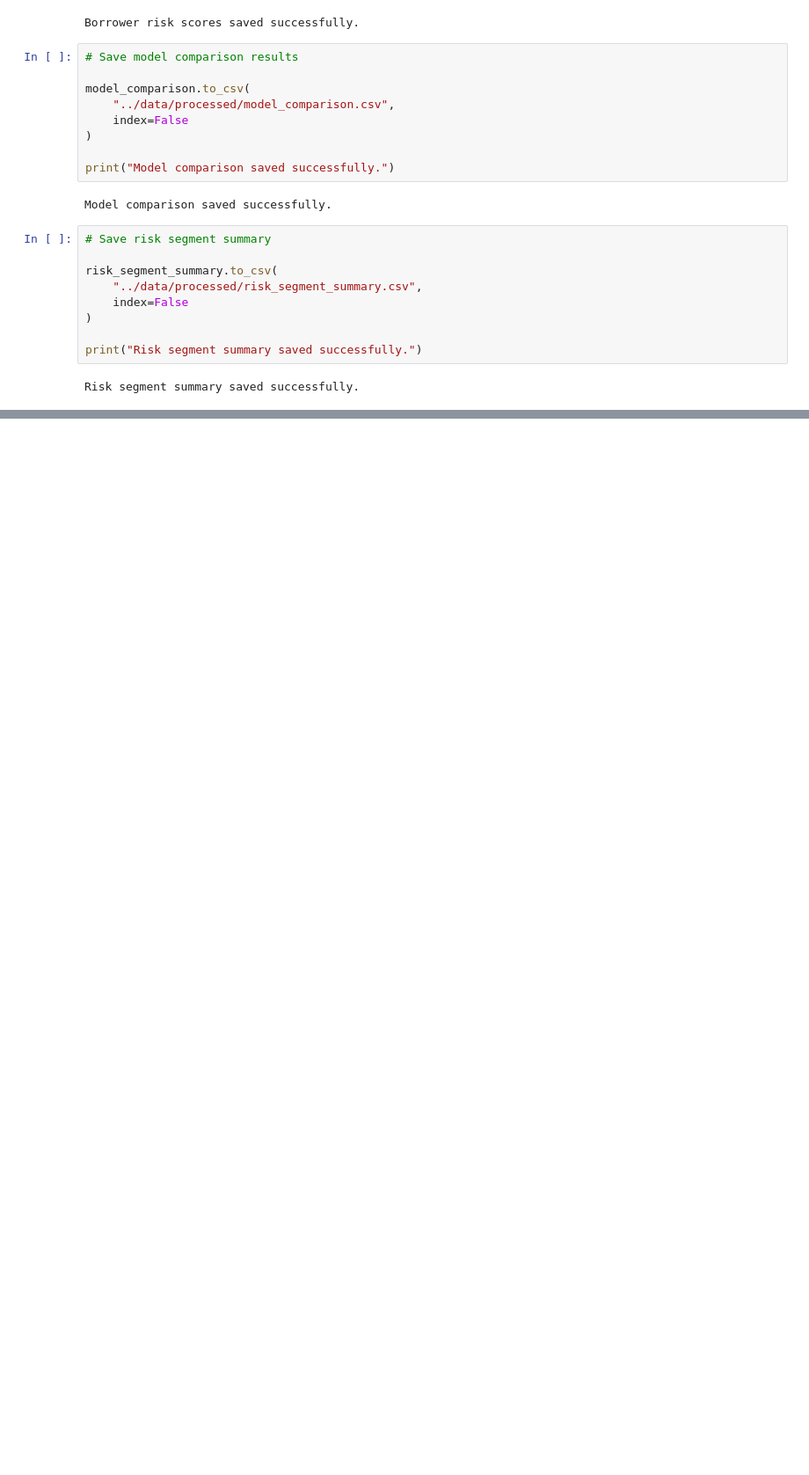
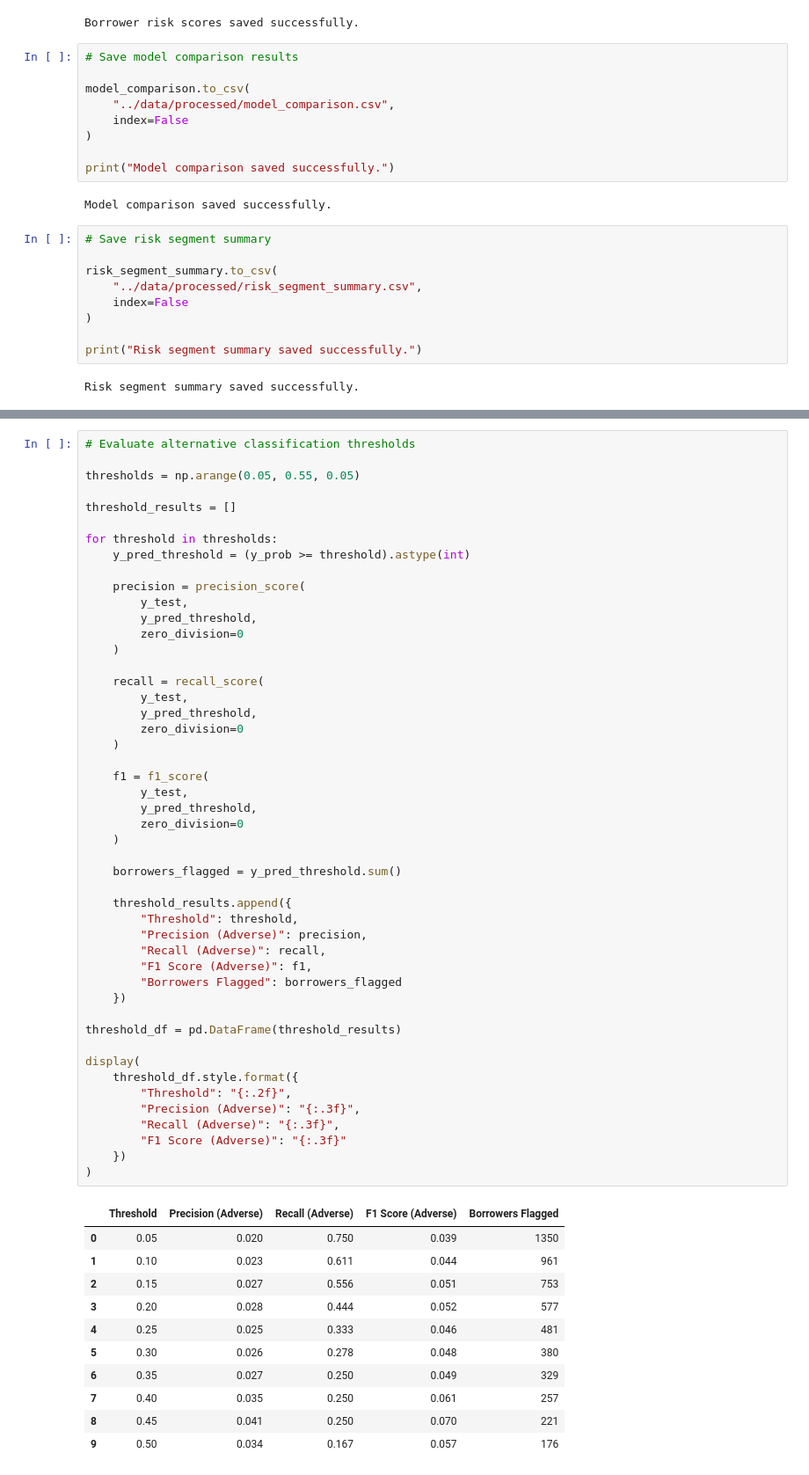
Before and after one commit to That-DataGirly/fintech-credit-risk-analysis, a Jupyter notebook: notebooks/fintech_credit_risk_analysis.ipynb, the cells around one changed output, grey strips where cells are left out. Shown at 88% size. Drawn from its saved outputs; the diff is of its cells as text; blank space fills up the shorter version.

Commit message:
Finalize credit risk analysis with threshold optimization

```diff
--- a/notebooks/fintech_credit_risk_analysis.ipynb
+++ b/notebooks/fintech_credit_risk_analysis.ipynb
@@ -1061,0 +1037,60 @@ The project demonstrates not only predictive modelling, but the ability to criti
+# %%
+# Evaluate alternative classification thresholds
+
+thresholds = np.arange(0.05, 0.55, 0.05)
+
+threshold_results = []
+
+for threshold in thresholds:
+    y_pred_threshold = (y_prob >= threshold).astype(int)
+
+    precision = precision_score(
+        y_test,
+        y_pred_threshold,
+        zero_division=0
+    )
+
+    recall = recall_score(
+        y_test,
+        y_pred_threshold,
+        zero_division=0
+    )
+
+    f1 = f1_score(
+        y_test,
+        y_pred_threshold,
+        zero_division=0
+    )
+
+    borrowers_flagged = y_pred_threshold.sum()
+
+    threshold_results.append({
+        "Threshold": threshold,
+        "Precision (Adverse)": precision,
+        "Recall (Adverse)": recall,
+        "F1 Score (Adverse)": f1,
+        "Borrowers Flagged": borrowers_flagged
+    })
+
+threshold_df = pd.DataFrame(threshold_results)
+
+display(
+    threshold_df.style.format({
+        "Threshold": "{:.2f}",
+        "Precision (Adverse)": "{:.3f}",
+        "Recall (Adverse)": "{:.3f}",
+        "F1 Score (Adverse)": "{:.3f}"
+    })
+)
+# %% [output]
+|  | Threshold | Precision (Adverse) | Recall (Adverse) | F1 Score (Adverse) | Borrowers Flagged |
+| 0 | 0.05 | 0.020 | 0.750 | 0.039 | 1350 |
+| 1 | 0.10 | 0.023 | 0.611 | 0.044 | 961 |
+| 2 | 0.15 | 0.027 | 0.556 | 0.051 | 753 |
+| 3 | 0.20 | 0.028 | 0.444 | 0.052 | 577 |
+| 4 | 0.25 | 0.025 | 0.333 | 0.046 | 481 |
+| 5 | 0.30 | 0.026 | 0.278 | 0.048 | 380 |
+| 6 | 0.35 | 0.027 | 0.250 | 0.049 | 329 |
+| 7 | 0.40 | 0.035 | 0.250 | 0.061 | 257 |
+| 8 | 0.45 | 0.041 | 0.250 | 0.070 | 221 |
+| 9 | 0.50 | 0.034 | 0.167 | 0.057 | 176 |
```
Also changed, not shown: parts of 4 cells of this notebook, 1 other file.
